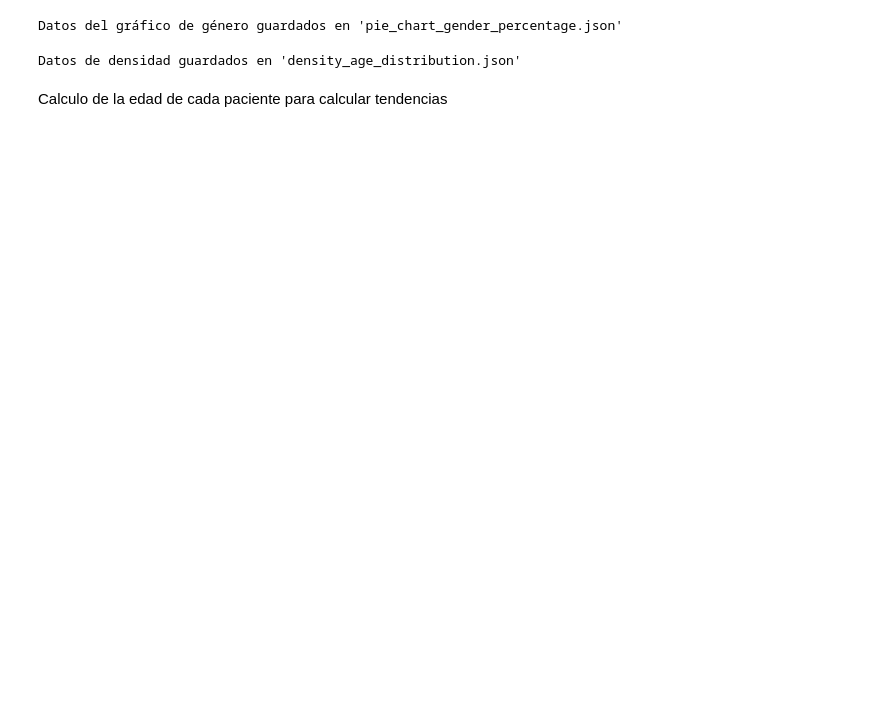
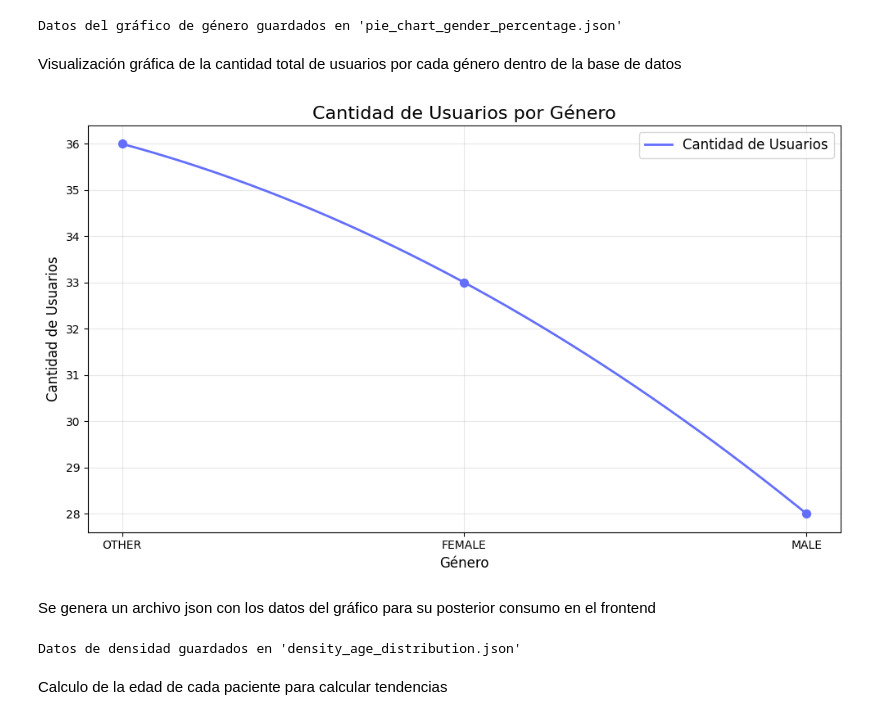
Before and after one commit to jorge210488/DentalRainMaker, a Jupyter notebook: notebooks/mongodb_connection.ipynb, the cells around one changed output. Drawn from its saved outputs; the diff is of its cells as text; code cells hidden in the pictures; blank space fills up the shorter version.

```diff
--- a/notebooks/mongodb_connection.ipynb
+++ b/notebooks/mongodb_connection.ipynb
@@ -262,0 +227,33 @@ fig.show()
+# %% [markdown]
+Visualización gráfica de la cantidad total de usuarios por cada género dentro de la base de datos
+# %%
+# Calcular la cantidad de usuarios por género
+gender_counts = df_users['gender'].value_counts().reset_index()
+gender_counts.columns = ['gender', 'count']  # Renombrar columnas para claridad
+
+# Crear valores numéricos para los géneros (eje X)
+x = np.arange(len(gender_counts))  # [0, 1, 2, ...]
+y = gender_counts['count'].values  # Cantidades de usuarios
+
+# Crear interpolación para suavizar la línea
+x_smooth = np.linspace(x.min(), x.max(), 300)  # Puntos más densos en X
+y_smooth = make_interp_spline(x, y, k=2)(x_smooth)  # Interpolación cúbica (k=2)
+
+# Crear el gráfico con Matplotlib
+plt.figure(figsize=(10, 6))
+plt.plot(x_smooth, y_smooth, color="#636EFA", label="Cantidad de Usuarios", linewidth=2)  # Línea suavizada
+plt.scatter(x, y, color="#636EFA", s=50, zorder=5)  # Marcadores en los puntos originales
+
+# Personalizar etiquetas y diseño
+plt.title("Cantidad de Usuarios por Género", fontsize=16)
+plt.xlabel("Género", fontsize=12)
+plt.ylabel("Cantidad de Usuarios", fontsize=12)
+plt.xticks(ticks=x, labels=gender_counts['gender'], fontsize=10)  # Etiquetas de los géneros en X
+plt.grid(alpha=0.3)  # Líneas de la cuadrícula
+plt.legend(fontsize=12)
+
+# Mostrar el gráfico
+plt.tight_layout()
+plt.show()
+# %% [output]
+[figure, added]
@@ -263 +267,3 @@ fig.show()
+# %% [markdown]
+Se genera un archivo json con los datos del gráfico para su posterior consumo en el frontend
 # %%
```
Also changed, not shown: parts of 31 cells of this notebook, 1 other file.
